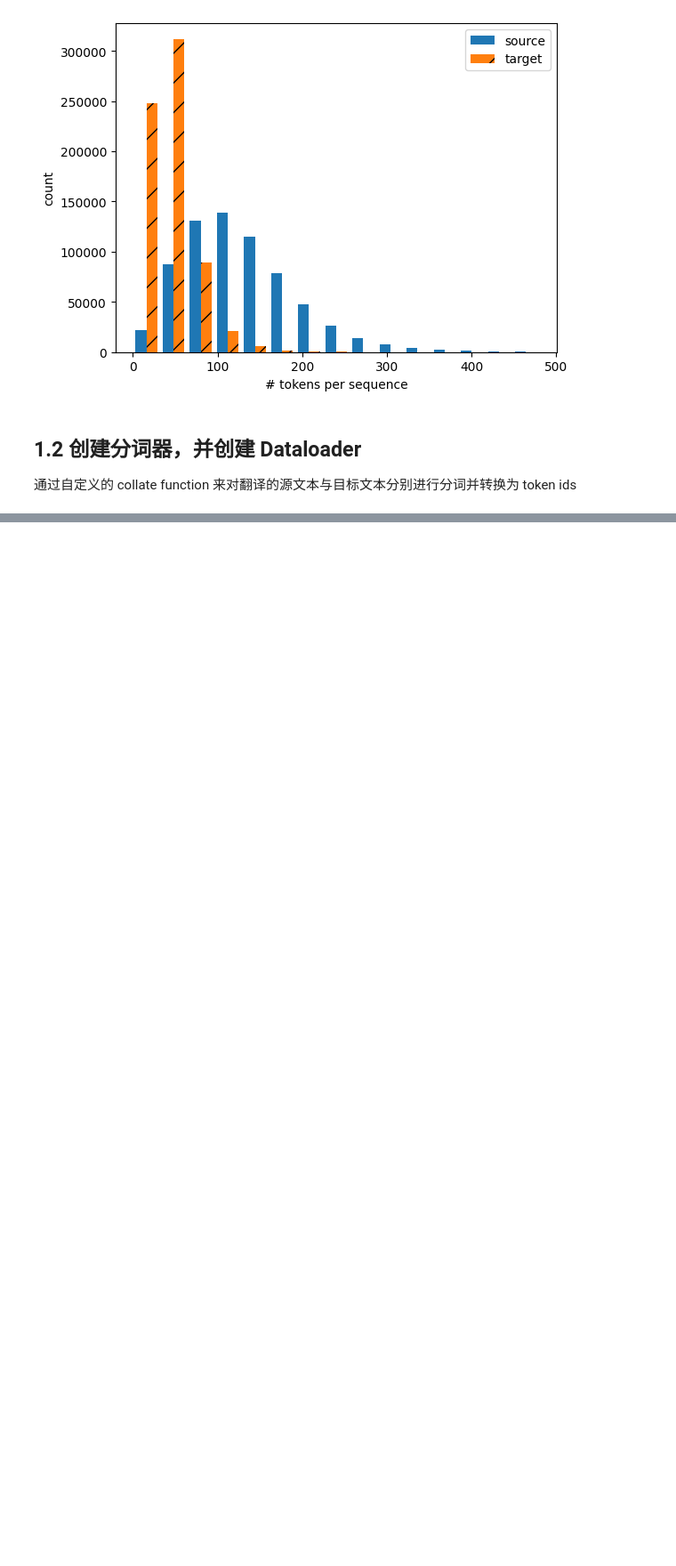
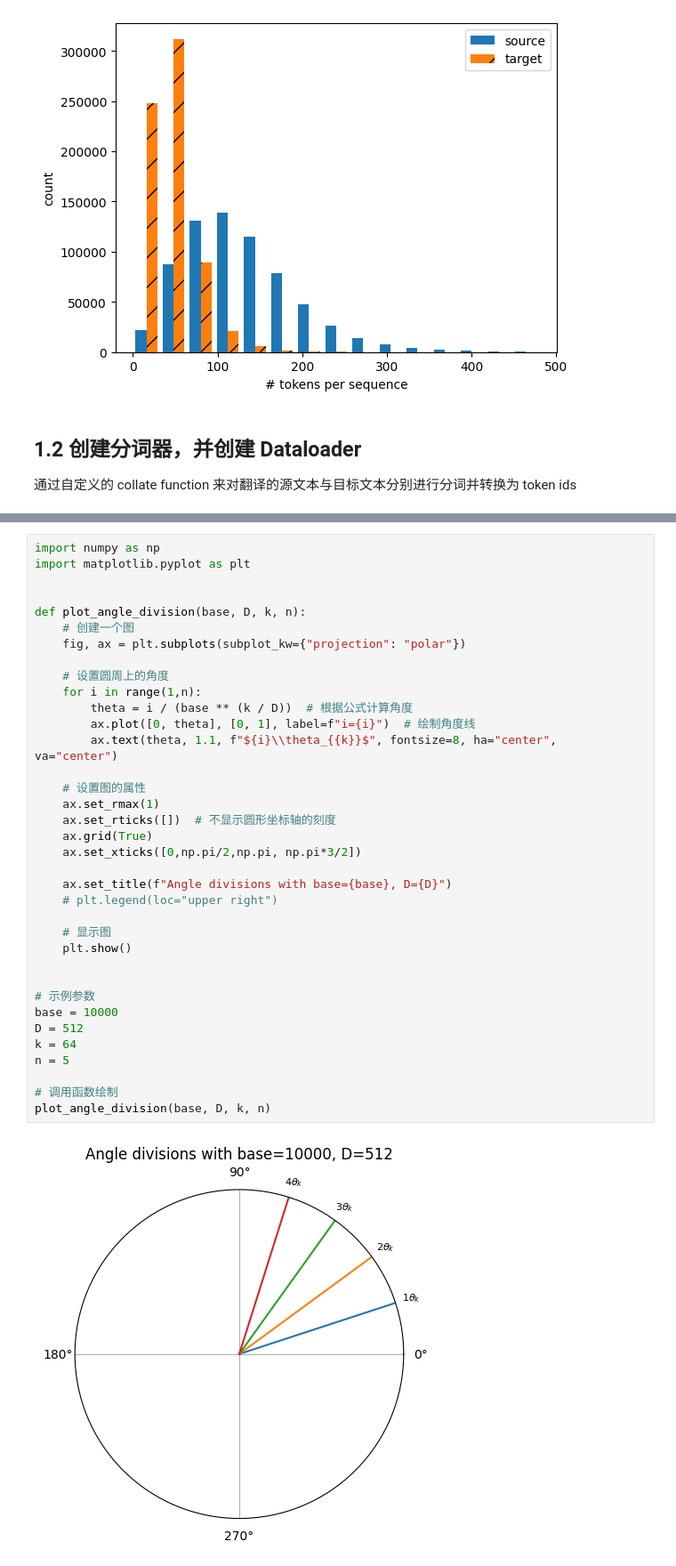
Before and after one commit to awmthink/pytorch-in-action, a Jupyter notebook: models/seq2seq.ipynb, the cells around one changed output, grey strips where cells are left out. Shown: that part at 89% size. Drawn from its saved outputs; the diff is of its cells as text; blank space fills up the shorter version.

```diff
--- a/models/seq2seq.ipynb
+++ b/models/seq2seq.ipynb
@@ -411,0 +508,38 @@ for epoch in range(num_epochs):
+# %%
+import numpy as np
+import matplotlib.pyplot as plt
+
+
+def plot_angle_division(base, D, k, n):
+    # 创建一个图
+    fig, ax = plt.subplots(subplot_kw={"projection": "polar"})
+
+    # 设置圆周上的角度
+    for i in range(1,n):
+        theta = i / (base ** (k / D))  # 根据公式计算角度
+        ax.plot([0, theta], [0, 1], label=f"i={i}")  # 绘制角度线
+        ax.text(theta, 1.1, f"${i}\\theta_{{k}}$", fontsize=8, ha="center", va="center")
+
+    # 设置图的属性
+    ax.set_rmax(1)
+    ax.set_rticks([])  # 不显示圆形坐标轴的刻度
+    ax.grid(True)
+    ax.set_xticks([0,np.pi/2,np.pi, np.pi*3/2])
+
+    ax.set_title(f"Angle divisions with base={base}, D={D}")
+    # plt.legend(loc="upper right")
+
+    # 显示图
+    plt.show()
+
+
+# 示例参数
+base = 10000
+D = 512
+k = 64
+n = 5
+
+# 调用函数绘制
+plot_angle_division(base, D, k, n)
+# %% [output]
+[figure, added]
```
Also changed, not shown: parts of 11 cells of this notebook, 10 other files.
